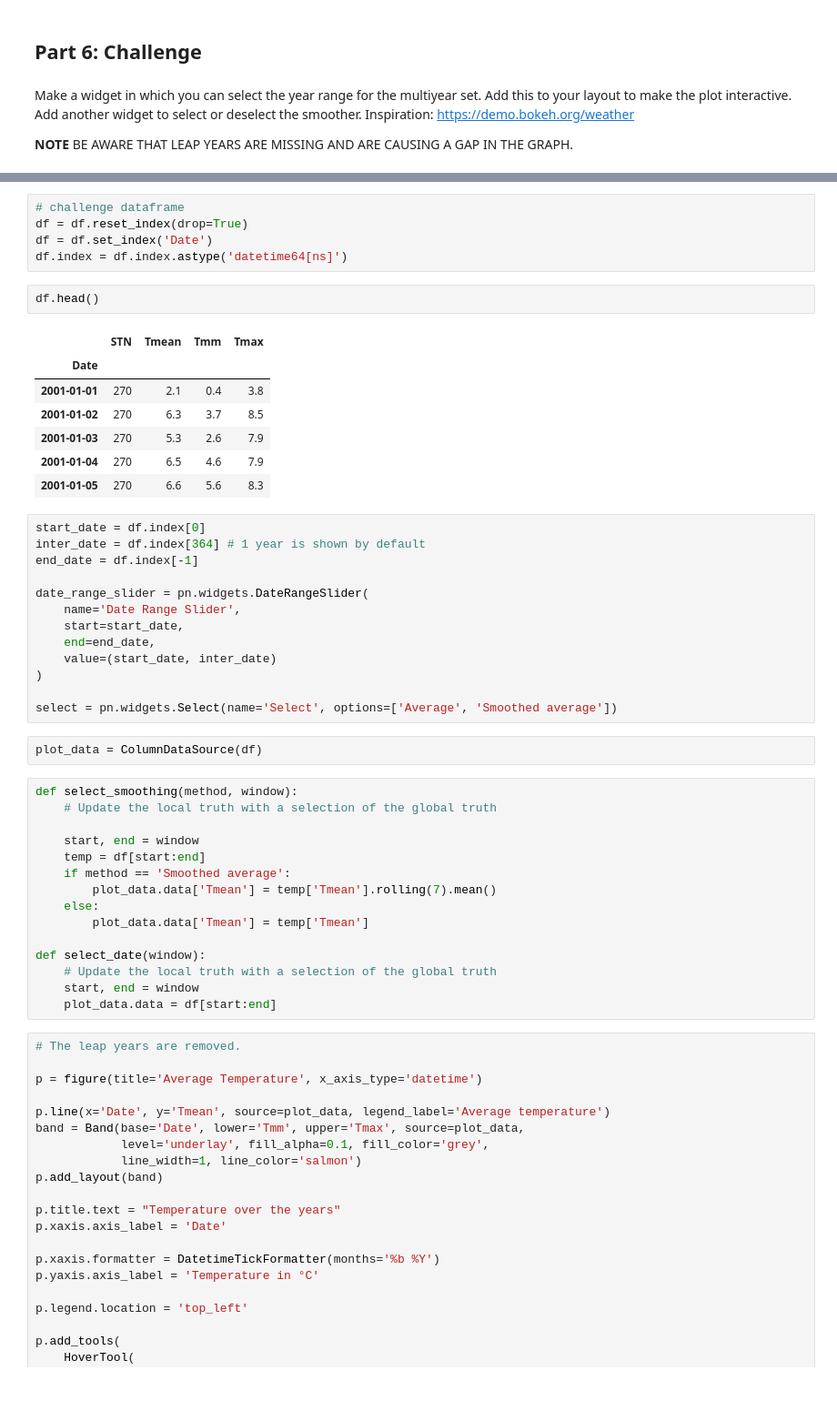
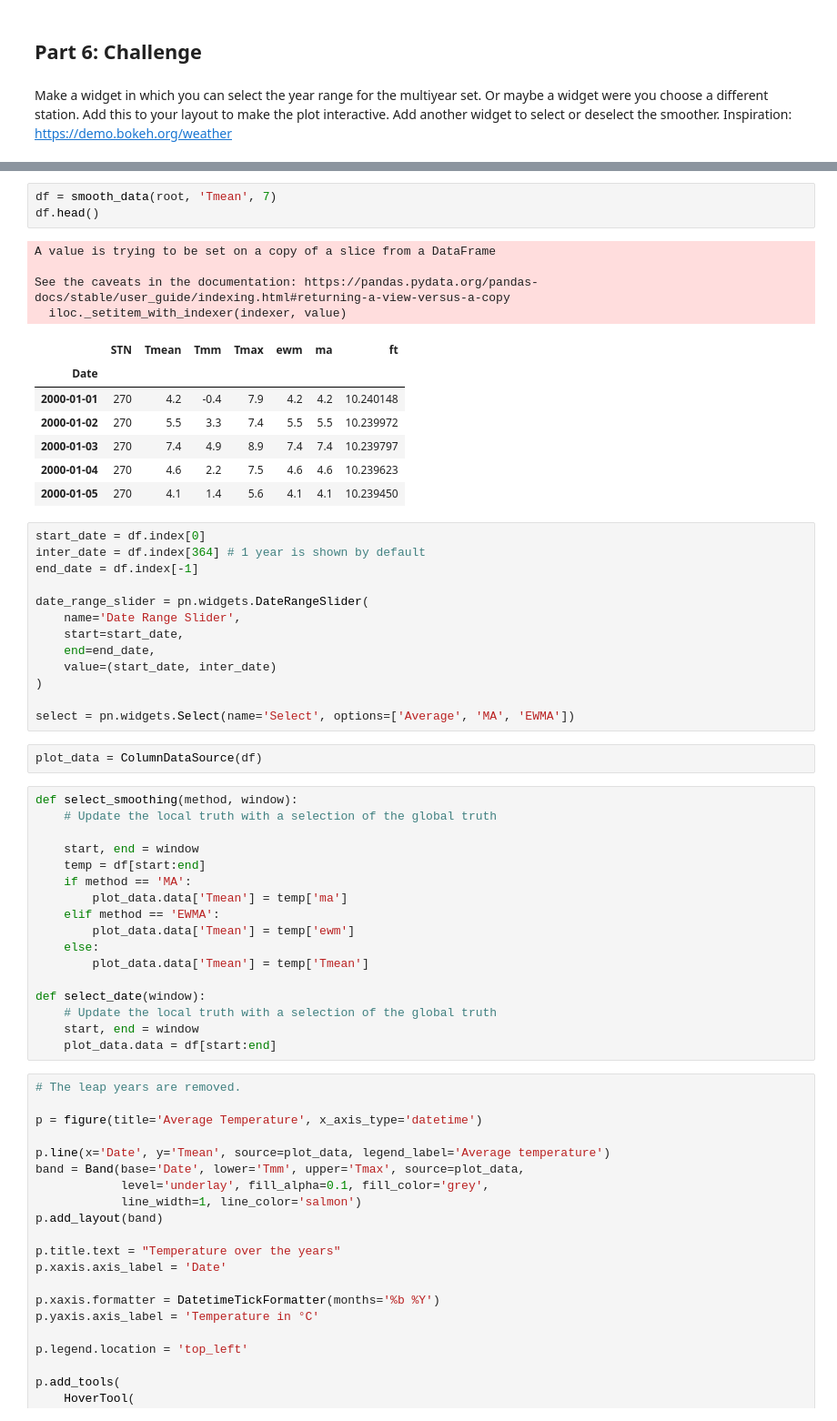
Before and after one commit to ddlatumalea/BFVM19PROG1, a Jupyter notebook: assessments/Assignment_week_04.ipynb, the cells around one changed output, grey strips where cells are left out. Shown at 91% size. Saved outputs shown, nothing was run; the diff lists cells and outputs as text; blank space fills up the shorter version.

```diff
--- a/assessments/Assignment_week_04.ipynb
+++ b/assessments/Assignment_week_04.ipynb
@@ -398,9 +455,7 @@ show(p)
 <a name='5'></a>
 ## Part 6: Challenge
 # %% [markdown]
-Make a widget in which you can select the year range for the multiyear set. Add this to your layout to make the plot interactive. Add another widget to select or deselect the smoother. Inspiration: https://demo.bokeh.org/weather
-
-**NOTE** BE AWARE THAT LEAP YEARS ARE MISSING AND ARE CAUSING A GAP IN THE GRAPH.
+Make a widget in which you can select the year range for the multiyear set. Or maybe a widget were you choose a different station. Add this to your layout to make the plot interactive. Add another widget to select or deselect the smoother. Inspiration: https://demo.bokeh.org/weather
 # %%
 import pandas as pd
 import panel as pn
@@ -413,21 +468,21 @@ pn.extension()
 # %% [output]
 [interactive output not drawn]
 [interactive output not drawn]
-# %%
-# challenge dataframe
-df = df.reset_index(drop=True)
-df = df.set_index('Date')
-df.index = df.index.astype('datetime64[ns]')
-# %%
-df.head()
-# %% [output]
-|  | STN | Tmean | Tmm | Tmax |
-| Date |  |  |  |  |
-| 2001-01-01 | 270 | 2.1 | 0.4 | 3.8 |
-| 2001-01-02 | 270 | 6.3 | 3.7 | 8.5 |
-| 2001-01-03 | 270 | 5.3 | 2.6 | 7.9 |
-| 2001-01-04 | 270 | 6.5 | 4.6 | 7.9 |
-| 2001-01-05 | 270 | 6.6 | 5.6 | 8.3 |
+# %%
+df = smooth_data(root, 'Tmean', 7)
+df.head()
+# %% [output]
+A value is trying to be set on a copy of a slice from a DataFrame
+
+See the caveats in the documentation: https://pandas.pydata.org/pandas-docs/stable/user_guide/indexing.html#returning-a-view-versus-a-copy
+  iloc._setitem_with_indexer(indexer, value)
+|  | STN | Tmean | Tmm | Tmax | ewm | ma | ft |
+| Date |  |  |  |  |  |  |  |
+| 2000-01-01 | 270 | 4.2 | -0.4 | 7.9 | 4.2 | 4.2 | 10.240148 |
+| 2000-01-02 | 270 | 5.5 | 3.3 | 7.4 | 5.5 | 5.5 | 10.239972 |
+| 2000-01-03 | 270 | 7.4 | 4.9 | 8.9 | 7.4 | 7.4 | 10.239797 |
+| 2000-01-04 | 270 | 4.6 | 2.2 | 7.5 | 4.6 | 4.6 | 10.239623 |
+| 2000-01-05 | 270 | 4.1 | 1.4 | 5.6 | 4.1 | 4.1 | 10.239450 |
 # %%
 start_date = df.index[0]
 inter_date = df.index[364] # 1 year is shown by default
@@ -440,7 +495,7 @@ date_range_slider = pn.widgets.DateRangeSlider(
     value=(start_date, inter_date)
 )
 
-select = pn.widgets.Select(name='Select', options=['Average', 'Smoothed average'])
+select = pn.widgets.Select(name='Select', options=['Average', 'MA', 'EWMA'])
 # %%
 plot_data = ColumnDataSource(df)
 # %%
@@ -449,8 +504,10 @@ def select_smoothing(method, window):
 
     start, end = window
     temp = df[start:end]
-    if method == 'Smoothed average':
-        plot_data.data['Tmean'] = temp['Tmean'].rolling(7).mean()
+    if method == 'MA':
+        plot_data.data['Tmean'] = temp['ma']
+    elif method == 'EWMA':
+        plot_data.data['Tmean'] = temp['ewm']
     else:
         plot_data.data['Tmean'] = temp['Tmean']
 
```
Also changed, not shown: parts of 36 cells of this notebook, 1 other file.
